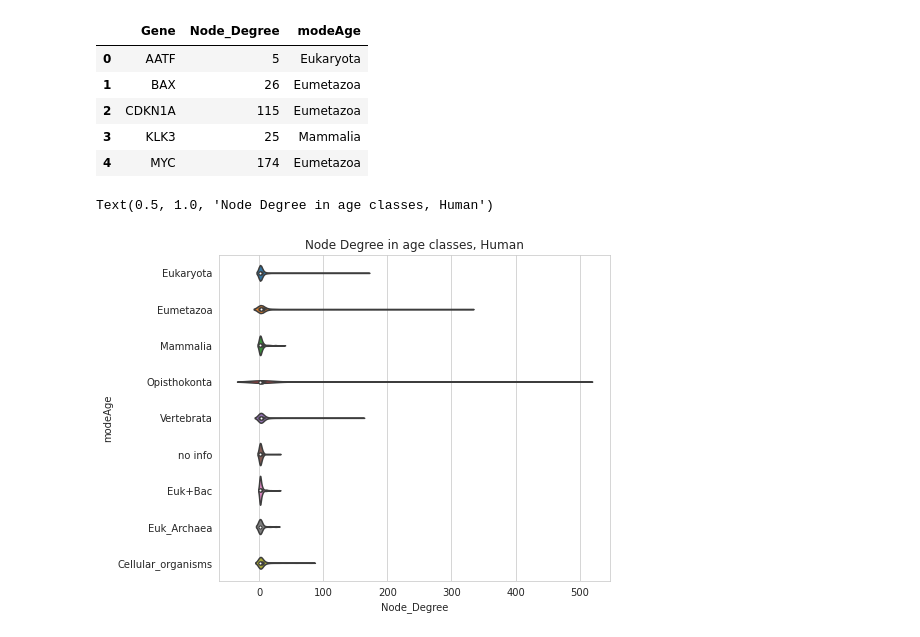
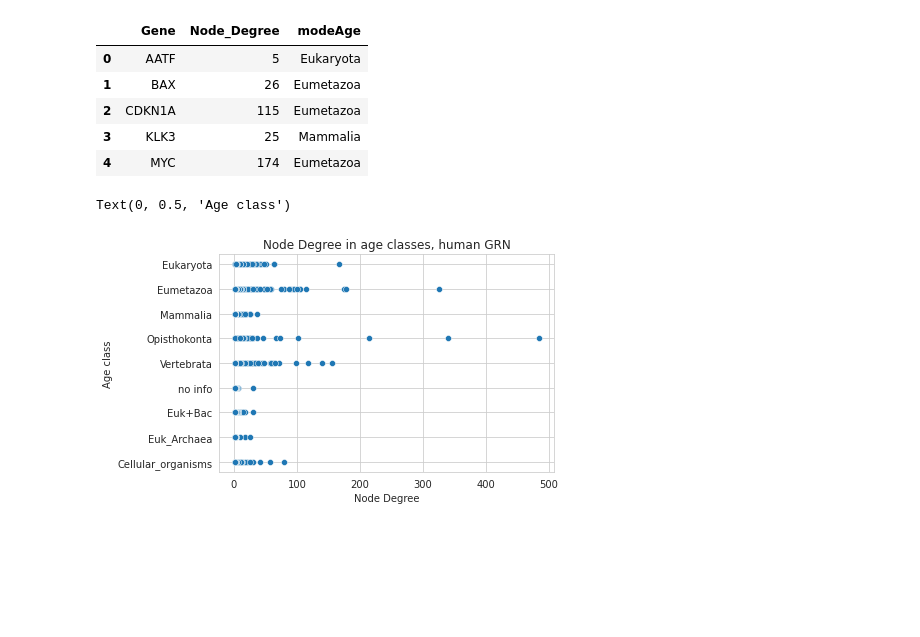
Before and after one commit to Freddsle/age_patterns, a Jupyter notebook: code/02_Liebeskind_age_classes.ipynb, the cells around one changed output. Drawn from its saved outputs; the diff is of its cells as text; code cells hidden in the pictures; blank space fills up the shorter version.

```diff
--- a/code/02_Liebeskind_age_classes.ipynb
+++ b/code/02_Liebeskind_age_classes.ipynb
@@ -803,11 +1054,11 @@ with open('../data/age_classes/human_ID_UniProt.txt', 'w') as f:
 # %% [markdown]
  ... https://www.uniprot.org/uploadlists/ ...
 # %%
-human_prot_genes = pd.read_csv('../data/age_classes/human_UniProtMapping.txt',
+# load protein-gene table:
+human_prot_genes = pd.read_csv('../data/02_age_classes/human_UniProtMapping.txt',
                                   sep='\t',
                                   engine='python',
                                   names=['Protein', 'Gene'],
                                   header=1)
-print(human_prot_genes.shape)
 human_prot_genes.head()
 # %% [output]
@@ -879,6 +1130,9 @@ human_gene_ages = human_gene_ages.rename(columns = {'Gene':'TF'})
 human_data['TF_age'] =  human_data.merge(human_gene_ages[['TF', 'modeAge']], how='left', on=['TF']).modeAge
 
 human_gene_ages = human_gene_ages.rename(columns = {'TF':'Target'})
-human_data['Tg_age'] =  human_data.merge(human_gene_ages[['Target', 'modeAge']], how='left', on=['Target']).modAge
+human_data['Tg_age'] =  human_data.merge(human_gene_ages[['Target', 'modeAge']], how='left', on=['Target']).modeAge
+
+# return name
+human_gene_ages = human_gene_ages.rename(columns = {'Target':'Gene'})
 # %%
 # сохраним датафрейм
@@ -908,5 +1148,0 @@ heatmap_h
-# %%
-plt.rcParams["figure.figsize"] = 5, 3
-
-sns.heatmap(heatmap_h, annot=True, linewidths=0.5, fmt='g')
-plt.title('Age classes heatmap, human')
@@ -1047,4 +1150,0 @@ nx.set_node_attributes(yeast_graph, yeast_attrs)
-# %%
-# Degree connectivity and clustering
-mouse_graph = nx.from_pandas_edgelist(mouse_data, 'TF', 'Target', ['Mode', 'age_max'], create_using=nx.DiGraph())
-human_graph = nx.from_pandas_edgelist(human_data, 'TF', 'Target', ['Mode', 'age_max'], create_using=nx.DiGraph())
@@ -1169,8 +1171,13 @@ classes = ['no info', 'Cellular_organisms', 'Euk_Archaea','Euk+Bac', 'Eukaryota'
 human_ndegree['modeAge'].fillna('no info', inplace=True)
 human_ndegree['Age'] = human_ndegree['modeAge'].apply(lambda x: classes.index(x))
 # %%
-sns.violinplot(y="modeAge", x="Node_Degree", data=human_ndegree)
-plt.title('Node Degree in age classes, Human')
+plt.figure(figsize=(6, 4))
+sns.scatterplot(y="modeAge", x="Node_Degree", data=human_ndegree)
+plt.title('Node Degree in age classes, human GRN')
+plt.xlabel('Node Degree')
+plt.ylabel('Age class')
+#plt.savefig('../data/02_plots/human_node_degree.png')
+#plt.close()
 # %% [output]
-Text(0.5, 1.0, 'Node Degree in age classes, Human')
+Text(0, 0.5, 'Age class')
-[figure, old version]
+[figure, new version]
```
Also changed, not shown: parts of 166 cells of this notebook, 39 other files.
